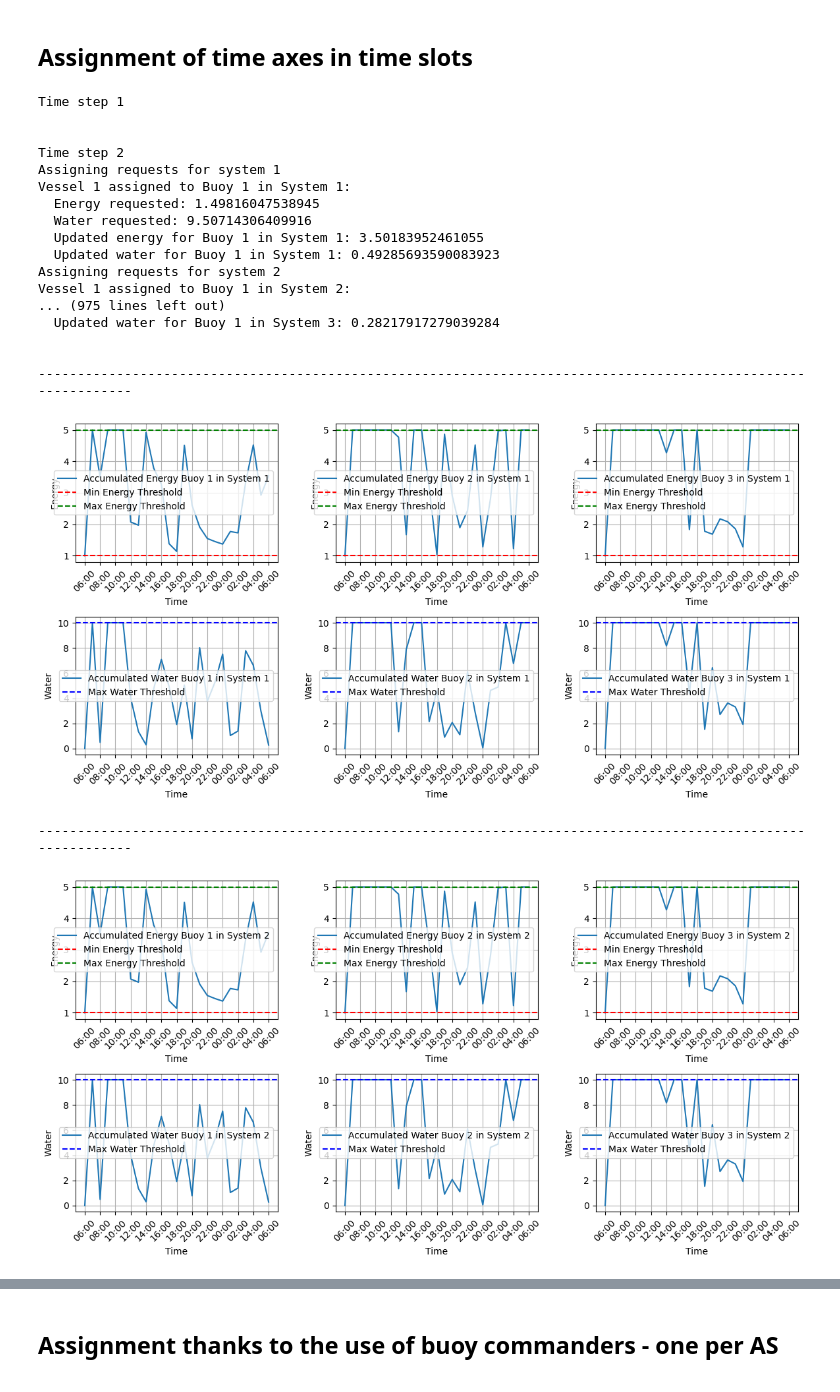
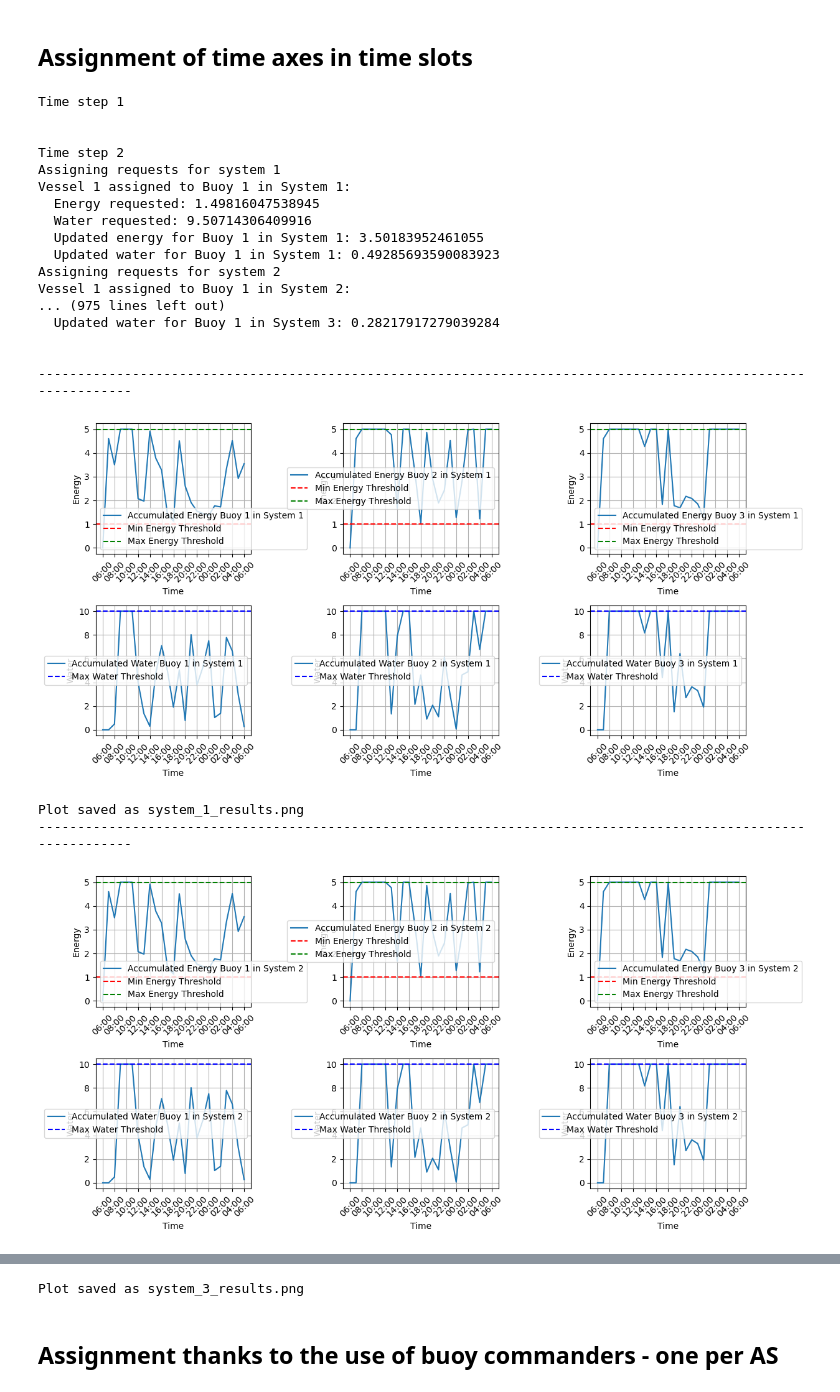
Before and after one commit to dany27041991/ACT, a Jupyter notebook: PROJECT/Buoy network project.ipynb, the cells around one changed output, grey strips where cells are left out. Saved outputs shown, nothing was run; the diff lists cells and outputs as text; code cells hidden in the pictures.

```diff
--- a/PROJECT/Buoy network project.ipynb
+++ b/PROJECT/Buoy network project.ipynb
@@ -678,6 +678,7 @@ Time step 3
 # %%
 import numpy as np
 import matplotlib.pyplot as plt
+import os
 
 # Parametri globali
 num_autonomous_systems = 3  # numero di sistemi di boe autonomi
@@ -685,8 +686,8 @@ n = 3  # numero di boe per ciascun sistema
 cr = 4.6  # produzione costante di energia rinnovabile per timestep
 kc = 0.05  # parametro di conversione energia-acqua
 timesteps = 24  # durata della simulazione in ore
-initial_energy = 5  # livello iniziale di energia
-initial_water = 10  # livello iniziale di acqua
+initial_energy = 0  # livello iniziale di energia
+initial_water = 0  # livello iniziale di acqua
 max_energy = 5  # energia massima accumulabile
 min_energy = 0.2 * max_energy  # 20% del totale dell'energia accumulabile
 max_water = 10  # acqua massima accumulabile
@@ -806,7 +807,7 @@ def run_simulation_multiple_systems(num_autonomous_systems, n, timesteps, cr, kc
 
     return systems
 
-# Funzione per visualizzare i risultati
+# Funzione per visualizzare e salvare i risultati
 def plot_results_multiple_systems(systems, n, timesteps, min_energy, max_energy, max_water):
     time_labels = [f"{(6 + i) % 24:02d}:00" for i in range(timesteps + 1)]
 
@@ -835,12 +836,15 @@ def plot_results_multiple_systems(systems, n, timesteps, min_energy, max_energy,
             plt.grid(True)
 
         plt.tight_layout()
+        output_path = f"system_{system_index + 1}_results.png"
+        plt.savefig(output_path)  # Salva il plot come file PNG
         plt.show()
+        print(f"Plot saved as {output_path}")
 
 # Esegui la simulazione con più sistemi di boe
 systems = run_simulation_multiple_systems(num_autonomous_systems, n, timesteps, cr, kc, x2_target, max_energy, min_energy, max_water, max_vessels)
 
-# Visualizza i risultati
+# Visualizza e salva i risultati
 plot_results_multiple_systems(systems, n, timesteps, min_energy, max_energy, max_water)
 # %% [output]
 Time step 1
@@ -1242,6 +1249,7 @@ Vessel 1 assigned to Buoy 1 in System 3:
 # %%
 import numpy as np
 import matplotlib.pyplot as plt
+import os
 
 # Parametri globali
 num_autonomous_systems = 3  # numero di sistemi di boe autonomi
@@ -1249,8 +1257,8 @@ n = 3  # numero di boe per ciascun sistema
 cr = 4.6  # produzione costante di energia rinnovabile per timestep
 kc = 0.05  # parametro di conversione energia-acqua
 timesteps = 24  # durata della simulazione in ore
-initial_energy = 5  # livello iniziale di energia
-initial_water = 10  # livello iniziale di acqua
+initial_energy = 0  # livello iniziale di energia
+initial_water = 0  # livello iniziale di acqua
 max_energy = 5  # energia massima accumulabile
 min_energy = 0.2 * max_energy  # 20% del totale dell'energia accumulabile
 max_water = 10  # acqua massima accumulabile
@@ -1386,7 +1394,7 @@ def run_simulation_round_robin(num_autonomous_systems, n, timesteps, cr, kc, x2_
 
     return systems
 
-# Funzione per visualizzare i risultati
+# Funzione per visualizzare e salvare i risultati
 def plot_results_multiple_systems(systems, n, timesteps, min_energy, max_energy, max_water):
     time_labels = [f"{(6 + i) % 24:02d}:00" for i in range(timesteps + 1)]
 
@@ -1415,12 +1423,15 @@ def plot_results_multiple_systems(systems, n, timesteps, min_energy, max_energy,
             plt.grid(True)
 
         plt.tight_layout()
+        output_path = f"system_{system_index + 1}_results.png"
+        plt.savefig(output_path)  # Salva il plot come file PNG
         plt.show()
+        print(f"Plot saved as {output_path}")
 
 # Esegui la simulazione con assegnazione round robin
 systems = run_simulation_round_robin(num_autonomous_systems, n, timesteps, cr, kc, x2_target, max_energy, min_energy, max_water, max_vessels)
 
-# Visualizza i risultati
+# Visualizza e salva i risultati
 plot_results_multiple_systems(systems, n, timesteps, min_energy, max_energy, max_water)
 # %% [output]
 Time step 1
@@ -1467,8 +1481,8 @@ n = 3  # numero di boe per ciascun sistema
 cr = 4.6  # produzione costante di energia rinnovabile per timestep
 kc = 0.05  # parametro di conversione energia-acqua
 timesteps = 24  # durata della simulazione in ore
-initial_energy = 5  # livello iniziale di energia
-initial_water = 10  # livello iniziale di acqua
+initial_energy = 0  # livello iniziale di energia
+initial_water = 0  # livello iniziale di acqua
 max_energy = 5  # energia massima accumulabile
 min_energy = 0.2 * max_energy  # 20% del totale dell'energia accumulabile
 max_water = 10  # acqua massima accumulabile
@@ -1686,7 +1700,7 @@ n = 3  # numero di boe per ciascun sistema
 cr = 4.6  # produzione costante di energia rinnovabile per timestep
 kc = 0.05  # parametro di conversione energia-acqua
 timesteps = 24  # durata della simulazione in ore
-initial_energy = 1  # livello iniziale di energia
+initial_energy = 0  # livello iniziale di energia
 initial_water = 0  # livello iniziale di acqua
 max_energy = 5  # energia massima accumulabile
 min_energy = 0.2 * max_energy  # 20% del totale dell'energia accumulabile
@@ -1836,7 +1850,7 @@ def run_simulation_optimized(num_autonomous_systems, n, timesteps, cr, kc, x2_ta
 
     return systems
 
-# Funzione per visualizzare i risultati
+# Funzione per visualizzare e salvare i risultati
 def plot_results_multiple_systems(systems, n, timesteps, min_energy, max_energy, max_water):
     time_labels = [f"{(6 + i) % 24:02d}:00" for i in range(timesteps + 1)]
     for system_index, (x1, x2) in enumerate(systems):
@@ -1861,34 +1875,38 @@ def plot_results_multiple_systems(systems, n, timesteps, min_energy, max_energy,
             plt.ylabel('Water')
             plt.xticks(ticks=range(0, timesteps + 1, 2), labels=time_labels[::2], rotation=45)
             plt.legend()
             plt.grid(True)
 
         plt.tight_layout()
+        output_path = f"system_{system_index + 1}_results.png"
+        plt.savefig(output_path)  # Salva il plot come file PNG
         plt.show()
+        print(f"Plot saved as {output_path}")
 
 # Esegui la simulazione con più sistemi di boe
 systems = run_simulation_optimized(num_autonomous_systems, n, timesteps, cr, kc, x2_target, max_energy, min_energy, max_water, max_vessels)
 
-# Visualizza i risultati
+# Visualizza e salva i risultati
 plot_results_multiple_systems(systems, n, timesteps, min_energy, max_energy, max_water)
 # %% [output]
 Time step 1
 
 
 Time step 2
 Assigning requests for system 1
 Vessel 1 assigned to Buoy 1 in System 1:
   Energy requested: 1.49816047538945
   Water requested: 9.50714306409916
   Updated energy for Buoy 1 in System 1: 3.50183952461055
   Updated water for Buoy 1 in System 1: 0.49285693590083923
 Assigning requests for system 2
 Vessel 1 assigned to Buoy 1 in System 2:
 ... (975 lines left out)
   Updated water for Buoy 1 in System 3: 0.28217917279039284
 
 
 --------------------------------------------------------------------------------------------------------------
-[figure, old version]
+[figure, new version]
+Plot saved as system_1_results.png
 --------------------------------------------------------------------------------------------------------------
-[figure, old version]
+[figure, new version]
@@ -1897,3 +1916,4 @@ Vessel 1 assigned to Buoy 1 in System 2:
+Plot saved as system_3_results.png
 # %% [markdown]
 ## Assignment thanks to the use of buoy commanders - one per AS
 # %%
```
Also changed, not shown: parts of 5 cells of this notebook, 1 other file.
